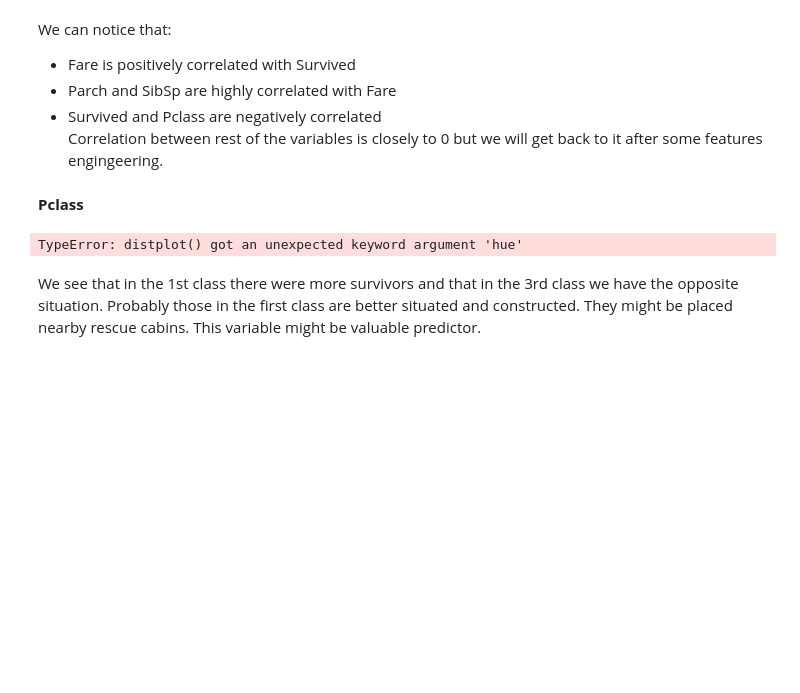
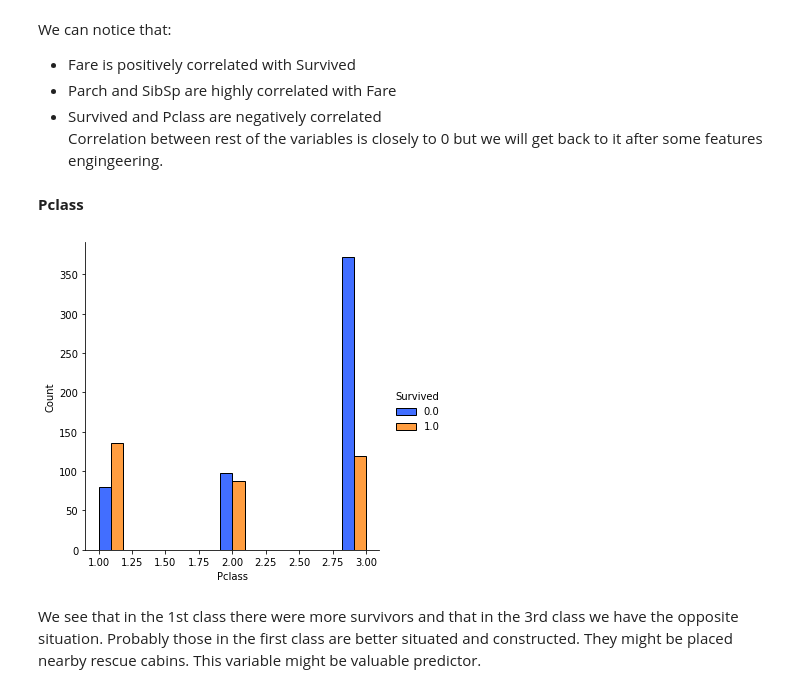
Before and after one commit to szpwski/titanic_kaggle_competition, a Jupyter notebook: Python/svm_titanic.ipynb, the cells around one changed output. Cells and saved outputs as stored; diff of their text form; code cells hidden in the pictures; blank space fills up the shorter version.

```diff
--- a/Python/svm_titanic.ipynb
+++ b/Python/svm_titanic.ipynb
@@ -116,9 +134,10 @@ Correlation between rest of the variables is closely to 0 but we will get back t
 # %% [markdown]
 **Pclass**
 # %%
-sns.distplot(df1, x="Pclass", hue="Survived", multiple="dodge",palette="bright")
+sns.displot(df1, x="Pclass", hue="Survived", multiple="dodge",palette="bright")
+plt.show()
 # %% [output]
-TypeError: distplot() got an unexpected keyword argument 'hue'
+[figure, added]
 # %% [markdown]
 We see that in the 1st class there were more survivors and that in the 3rd class we have the opposite situation. Probably those in the first class are better situated and constructed. They might be placed nearby rescue cabins. This variable might be valuable predictor.
 # %% [markdown]
```
Also changed, not shown: parts of 71 cells of this notebook.
